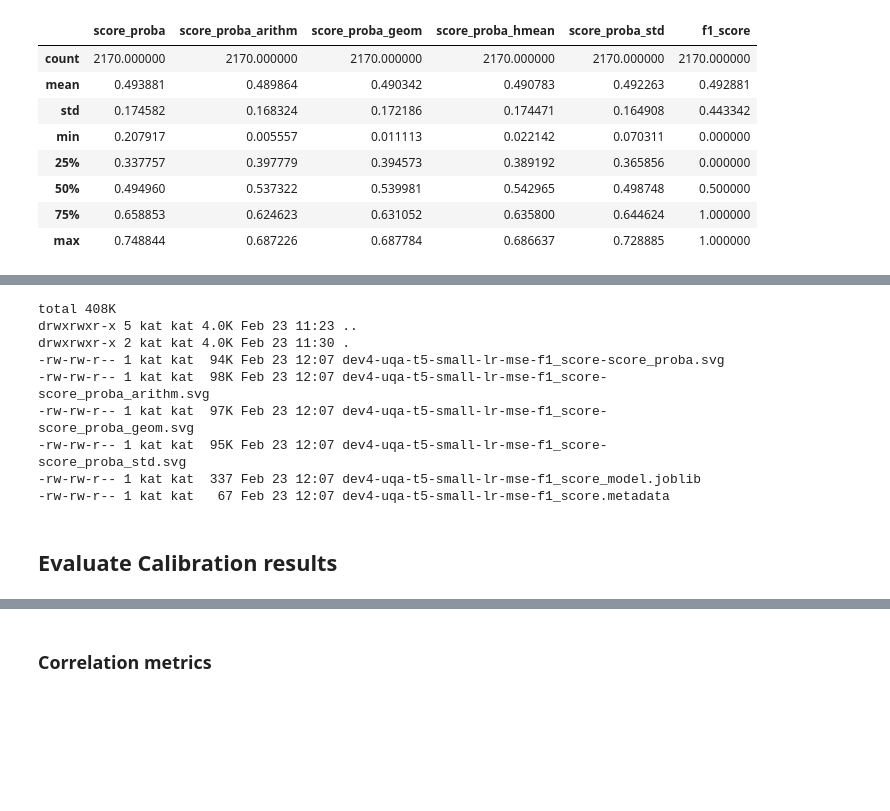
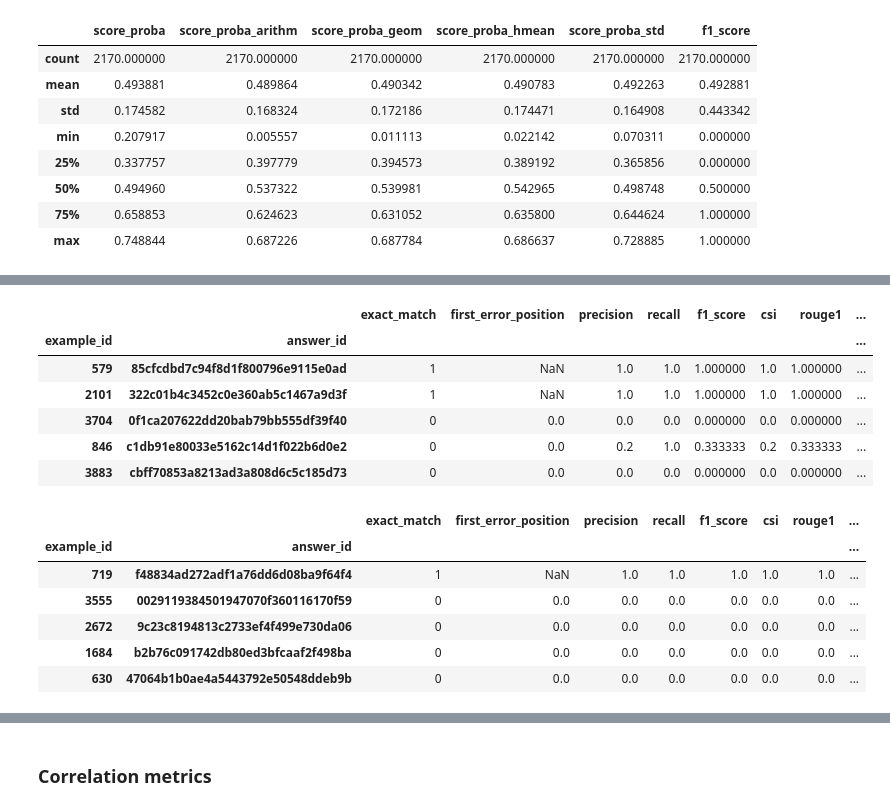
Before and after one commit to PastelBelem8/generative-calibration-lms, a Jupyter notebook: notebooks/5_FitCalibration.ipynb, the cells around one changed output, grey strips where cells are left out. Drawn from its saved outputs; the diff is of its cells as text; code cells hidden in the pictures; blank space fills up the shorter version.

```diff
--- a/notebooks/5_FitCalibration.ipynb
+++ b/notebooks/5_FitCalibration.ipynb
@@ -505,22 +472,0 @@ Wrote predictions to ../outputs/results/mocha/narrativeqa/dev4/calib/preds/dev4-
-# %%
-joblib.dump(model, CALIB_MODEL_FILEPATH)
-
-with open(CALIB_MODEL_METADATA + ".metadata", "w") as metadata_file:
-    yaml.dump({
-        "model_classpath": f"{model_classpath.__module__}.{model_classpath.__qualname__}",
-        "model_hyperparams": model_hyperparams,
-    }, metadata_file)
-
-!ls -altrh {CALIB_RESULTS_DIR}/models
-# %% [output]
-total 408K
-drwxrwxr-x 5 kat kat 4.0K Feb 23 11:23 ..
-drwxrwxr-x 2 kat kat 4.0K Feb 23 11:30 .
--rw-rw-r-- 1 kat kat  94K Feb 23 12:07 dev4-uqa-t5-small-lr-mse-f1_score-score_proba.svg
--rw-rw-r-- 1 kat kat  98K Feb 23 12:07 dev4-uqa-t5-small-lr-mse-f1_score-score_proba_arithm.svg
--rw-rw-r-- 1 kat kat  97K Feb 23 12:07 dev4-uqa-t5-small-lr-mse-f1_score-score_proba_geom.svg
--rw-rw-r-- 1 kat kat  95K Feb 23 12:07 dev4-uqa-t5-small-lr-mse-f1_score-score_proba_std.svg
--rw-rw-r-- 1 kat kat  337 Feb 23 12:07 dev4-uqa-t5-small-lr-mse-f1_score_model.joblib
--rw-rw-r-- 1 kat kat   67 Feb 23 12:07 dev4-uqa-t5-small-lr-mse-f1_score.metadata
-# %% [markdown]
-## Evaluate Calibration results
@@ -530,15 +473,38 @@ CALIB_METRICS_SUFFIX = "calib_metrics"
+# %%
+# Calibration training evals (the metrics file used to retrieve the CALIBRATION_TARGET)
+TRAIN_EVALS = pd.read_csv(TRAIN_SET_EVALS_FILEPATH).set_index(ID_COLS)
+TRAIN_EVALS.tail()
+# %% [output]
+|  |  | exact_match | first_error_position | precision | recall | f1_score | csi | rouge1 | ... |
+| example_id | answer_id |  |  |  |  |  |  |  | ... |
+| 579 | 85cfcdbd7c94f8d1f800796e9115e0ad | 1 | NaN | 1.0 | 1.0 | 1.000000 | 1.0 | 1.000000 | ... |
+| 2101 | 322c01b4c3452c0e360ab5c1467a9d3f | 1 | NaN | 1.0 | 1.0 | 1.000000 | 1.0 | 1.000000 | ... |
+| 3704 | 0f1ca207622dd20bab79bb555df39f40 | 0 | 0.0 | 0.0 | 0.0 | 0.000000 | 0.0 | 0.000000 | ... |
+| 846 | c1db91e80033e5162c14d1f022b6d0e2 | 0 | 0.0 | 0.2 | 1.0 | 0.333333 | 0.2 | 0.333333 | ... |
+| 3883 | cbff70853a8213ad3a808d6c5c185d73 | 0 | 0.0 | 0.0 | 0.0 | 0.000000 | 0.0 | 0.000000 | ... |
 # %%
+SCORE_COLS = UNCALIBRATED_SCORE_COLS
+evals = TRAIN_EVALS
+
+# This cell is copied from the notebook 4
 import metrics as m
-
-SCORE_COLS = UNCALIBRATED_SCORE_COLS
 
 # Validation of the scores range
 for col in SCORE_COLS:
-    assert 0 < min(lr_preds[col]), f"{col} col is less than 0"
-    assert max(lr_preds[col]) <= 1, f"{col} col is greater than 1"
+    assert 0 <= min(calibration_preds_df[col]), f"{col} col is less than 0"
+    assert max(calibration_preds_df[col]) <= 1, f"{col} col is greater than 1"
 
-
-GLOBAL_METRICS = evals.join(lr_preds, how="left")
+# Let us compute the
+GLOBAL_METRICS = evals.join(calibration_preds_df, how="left")
+GLOBAL_METRICS.head()
+# %% [output]
+|  |  | exact_match | first_error_position | precision | recall | f1_score | csi | rouge1 | ... |
+| example_id | answer_id |  |  |  |  |  |  |  | ... |
+| 719 | f48834ad272adf1a76dd6d08ba9f64f4 | 1 | NaN | 1.0 | 1.0 | 1.0 | 1.0 | 1.0 | ... |
+| 3555 | 0029119384501947070f360116170f59 | 0 | 0.0 | 0.0 | 0.0 | 0.0 | 0.0 | 0.0 | ... |
+| 2672 | 9c23c8194813c2733ef4f499e730da06 | 0 | 0.0 | 0.0 | 0.0 | 0.0 | 0.0 | 0.0 | ... |
+| 1684 | b2b76c091742db80ed3bfcaaf2f498ba | 0 | 0.0 | 0.0 | 0.0 | 0.0 | 0.0 | 0.0 | ... |
+| 630 | 47064b1b0ae4a5443792e50548ddeb9b | 0 | 0.0 | 0.0 | 0.0 | 0.0 | 0.0 | 0.0 | ... |
 # %%
 REFERENCE_METRICS = [CALIBRATION_TARGET]
 
```
Also changed, not shown: parts of 18 cells of this notebook.
